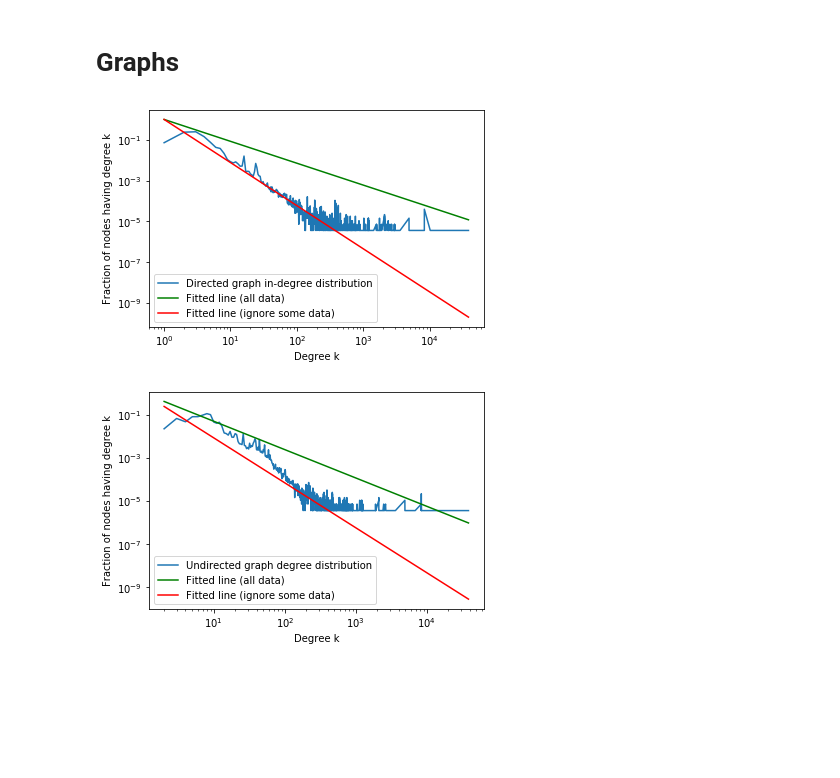
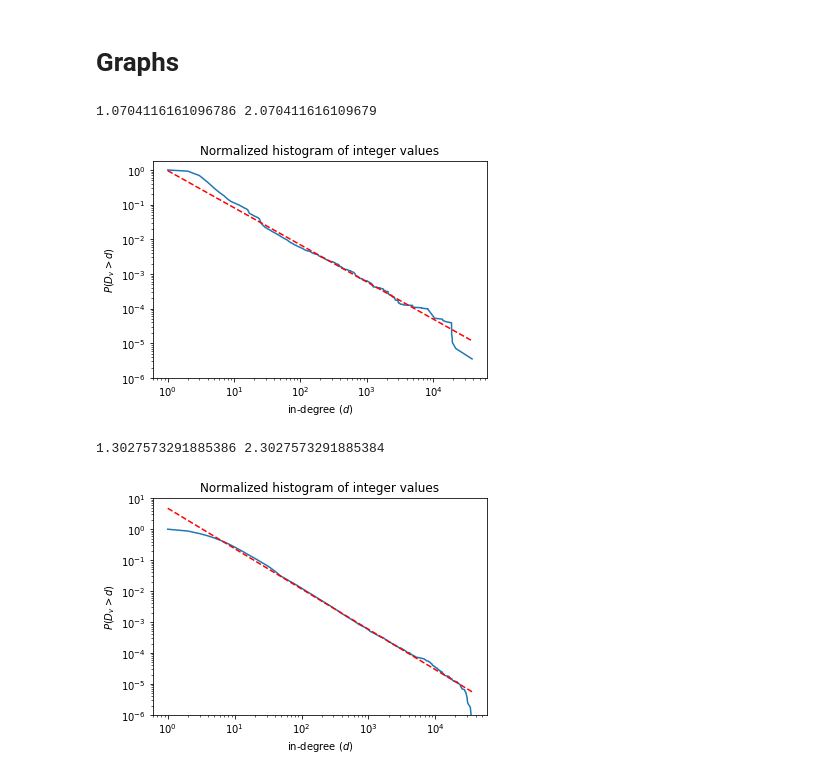
Before and after one commit to konczyk/ucdnet, a Jupyter notebook: Case_Study_1_Daniel_Konczyk/Case Study 1.ipynb, the cells around one changed output. Cells and saved outputs as stored; diff of their text form; code cells hidden in the pictures; blank space fills up the shorter version.

```diff
--- a/Case_Study_1_Daniel_Konczyk/Case Study 1.ipynb
+++ b/Case_Study_1_Daniel_Konczyk/Case Study 1.ipynb
@@ -127,6 +100,58 @@ def draw_distribution(num_nodes, degrees, xmax, label):
-# %%
-slope_di, intercept_di = draw_distribution(len(D.nodes()), D.in_degree(), 400, "Directed graph in-degree distribution")
-slope_un, intercept_un = draw_distribution(len(D.nodes()), D.degree(), 1000, "Undirected graph degree distribution")
-# %% [output]
-[figure, removed]
-[figure, removed]
+# %%
+def gen_ccdf(degrees):
+    hist = {}
+    c = 0
+    if min([d for _, d in degrees]) == 0:
+        c = 1
+    for d in [d+c for _, d in degrees]:
+        hist[d] = hist.get(d,0) + 1
+
+    cumsum = 0
+    ccdf = {}
+    for d in sorted(hist.keys(), reverse=True):
+        cumsum += hist[d]
+        ccdf[d] = cumsum/len(degrees)
+    x,y = zip(*(ccdf.items()))
+    return np.array(x), np.array(y)
+
+def plot_ccdf(x, y, fit_coeffs):
+    plt.loglog(x,y)
+    x1 = sorted(x)
+    #y1 = [1/x for x in x1]
+    poly = np.poly1d(fit_coeffs)
+    yfit = lambda x: np.exp(poly(np.log(x)))
+    plt.loglog(x1,yfit(x1),"--",color="r")
+    plt.ylim(1e-6)
+    plt.xlabel("in-degree ($d$)")
+    plt.ylabel("$P(D_v > d)$")
+    plt.title("Normalized histogram of integer values")
+def lst_sq_alpha_hist(data):
+    x,y = gen_hist(data)
+    X = np.array([np.log(x), np.ones(len(x))]).T
+    w = np.linalg.lstsq(X,np.log(y),rcond=None)
+    return w[0][0]
+
+def fit_ccdf(x, y):
+    return np.polyfit(np.log(x), np.log(y), 1)
+# %%
+x, y = gen_ccdf(D.in_degree())
+coeffs = fit_ccdf(x,y)
+plot_ccdf(x, y, coeffs)
+beta = -coeffs[0]
+alpha = beta+1
+print(beta, alpha)
+#lst_sq_alpha_ccdf(D.in_degree())
+# %% [output]
+1.0704116161096786 2.070411616109679
+[figure, added]
+# %%
+x, y = gen_ccdf(G.degree())
+coeffs = fit_ccdf(x,y)
+beta = -coeffs[0]
+alpha = beta+1
+plot_ccdf(x, y, coeffs)
+print(beta, alpha)
+#lst_sq_alpha_ccdf(D.in_degree())
+# %% [output]
+1.3027573291885386 2.3027573291885384
+[figure, added]
```
Also changed, not shown: parts of 7 cells of this notebook.
